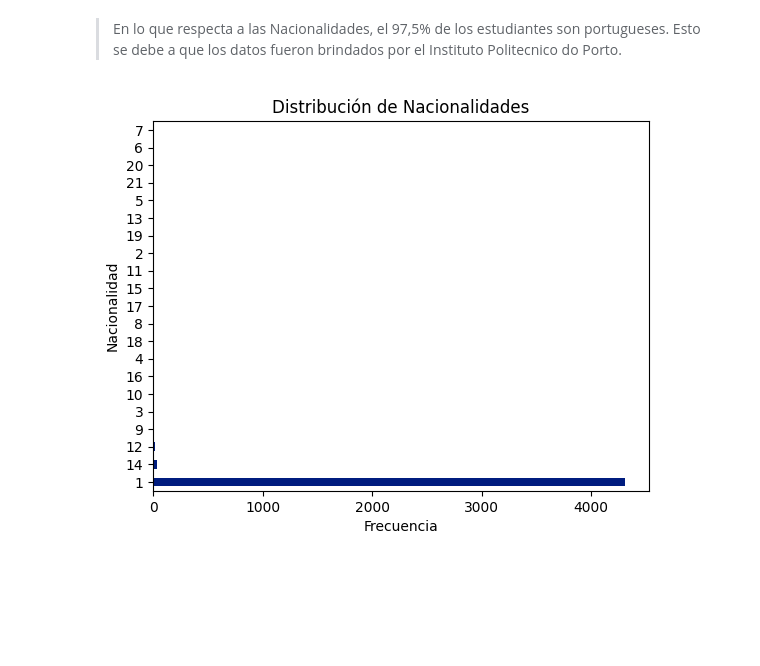
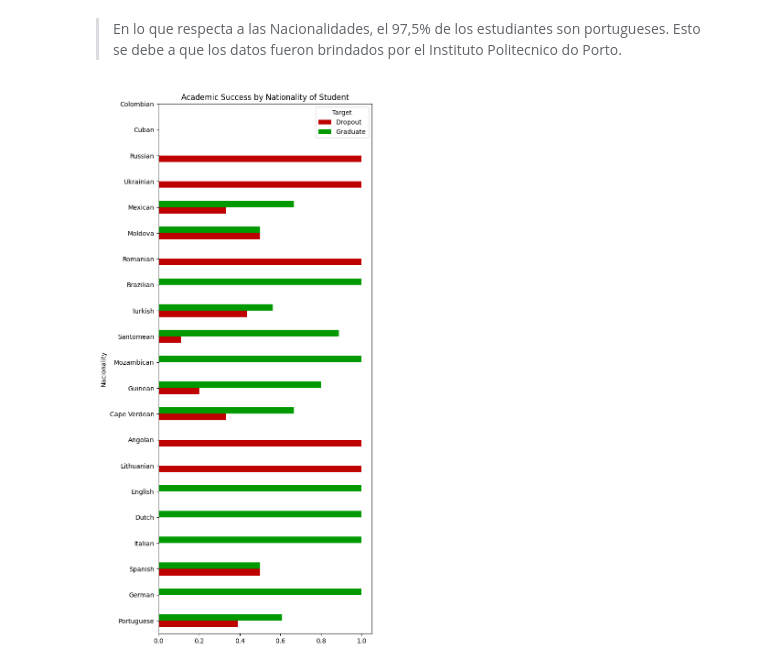
Before and after one commit to MartinJaureguy/Dropout-Prediction-Model, a Jupyter notebook: notebook/notebook.ipynb, the cells around one changed output. Saved outputs shown, nothing was run; the diff lists cells and outputs as text; code cells hidden in the pictures; blank space fills up the shorter version.

```diff
--- a/notebook/notebook.ipynb
+++ b/notebook/notebook.ipynb
@@ -120,12 +138,10 @@ plt.show()
 17. Management (evening attendance)
 # %% [markdown]
 > En lo que respecta a las Nacionalidades, el 97,5% de los estudiantes son portugueses. Esto se debe a que los datos fueron brindados por el Instituto Politecnico do Porto.
-# %%
-df["Nacionality"].value_counts().plot(kind='barh')
-plt.xlabel("Frecuencia")
-plt.ylabel("Nacionalidad")
-plt.title("Distribución de Nacionalidades")
-plt.show()
-# %% [output]
-[figure, removed]
+# %%
+pd.crosstab(df["Nacionality"], df["Target"], normalize='index').plot(kind="barh", figsize=(6,15), title="Academic Success by Nationality of Student", color=["#BF0000", "#009900"])
+plt.yticks(range(0,21), ['Portuguese', 'German', 'Spanish', 'Italian', 'Dutch', 'English', 'Lithuanian', 'Angolan', 'Cape Verdean', 'Guinean', 'Mozambican', 'Santomean', 'Turkish', 'Brazilian', 'Romanian', 'Moldova', 'Mexican', 'Ukrainian', 'Russian', 'Cuban', 'Colombian'])
+plt.show()
+# %% [output]
+[figure, added]
 # %%
```
Also changed, not shown: parts of 30 cells of this notebook.
